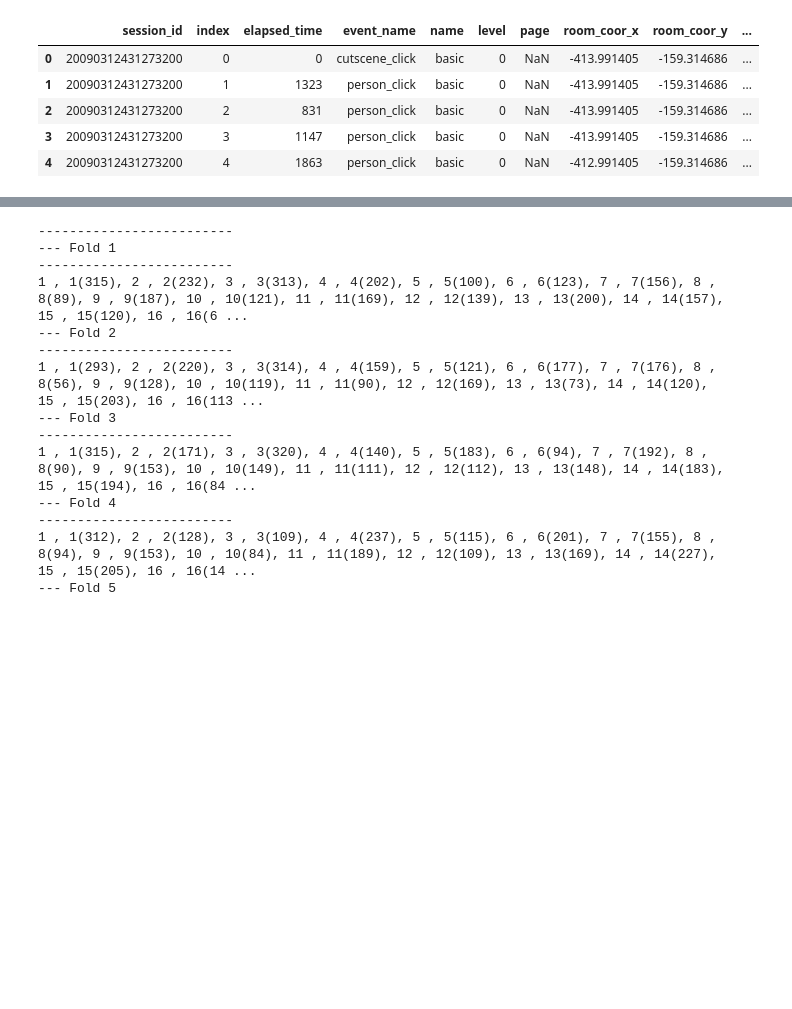
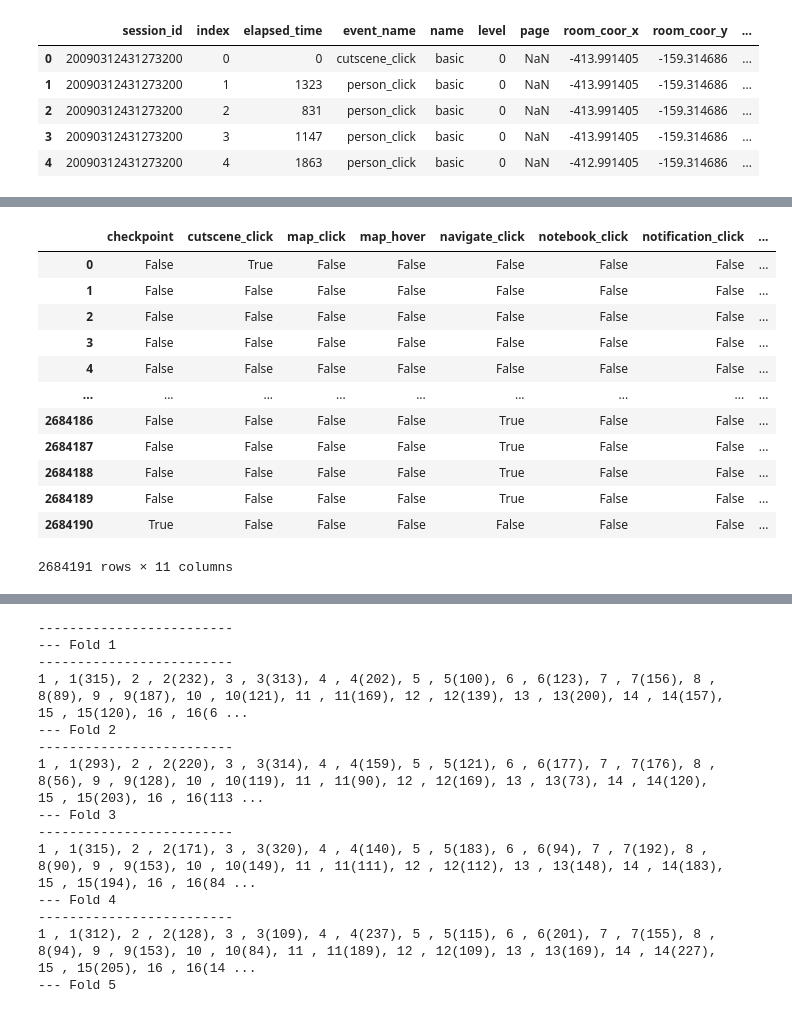
Before and after one commit to sitsawek/predict_student_performance_from_game_play, a Jupyter notebook: predict-student-performance-from-game-play.ipynb, the cells around one changed output, grey strips where cells are left out. Cells and saved outputs as stored; diff of their text form; code cells hidden in the pictures; blank space fills up the shorter version.

```diff
--- a/predict-student-performance-from-game-play.ipynb
+++ b/predict-student-performance-from-game-play.ipynb
@@ -329,10 +329,9 @@ def feature_engineer(train):
     tmp = train.groupby(['session_id', 'level_group']).elapsed_time.agg({'min', 'max'})
     tmp['time_diff'] = tmp['max']-tmp['min']
     dfs.append(tmp['time_diff'])
-    # for c in event_var:
-    #     tmp = train.groupby(['session_id', 'level_group'])[c].agg('sum')
-    #     tmp.name = 'sum_' + tmp.name
-    #     dfs.append(tmp)
+    for c in event_var:
+        tmp[f'sum_{c}'] = train.groupby(['session_id', 'level_group'])[c].agg('sum')
+        dfs.append(tmp[f'sum_{c}'])
     df = pd.concat(dfs, axis=1)
     df = df.fillna(-1) # fill na with -1
     df = df.reset_index()
@@ -343,0 +370,21 @@ a = feature_engineer(df_train_resize)
+# %%
+# Process Train Data in Pieces
+all_pieces = []
+print(f'Processing train as {PIECES} pieces to avoid memory error...')
+for k in range(PIECES):
+    print(k, ', ',end='')
+    SKIPS = 0
+    if k>0: SKIPS = range(1, skips[k]+1) #--> for skiprows parameter start at 1 and if need use range must + 1 because this will exclude end range number
+    train = pd.read_csv('/Users/macintosh/Desktop/data_completitions/Kaggle/2023/predict-student-performance-from-game-play/train.csv'
+    , nrows=reads[k], skiprows=SKIPS)
+    df_dummies = pd.get_dummies(train['event_name'])
+    dummies_col = df_dummies.columns
+    train = pd.concat([train, df_dummies], axis=1)
+    df = feature_engineer(train)
+    all_pieces.append(df)
+# Concatenate all pieces
+print('\n')
+del train; gc.collect()
+df_tr = pd.concat(all_pieces, axis=0)
+print('Shape of all train data after feature engineering:', df_tr.shape)
+df_tr.head()
@@ -344 +403,17 @@ a = feature_engineer(df_train_resize)
+# %%
+pd.get_dummies(train['event_name'])
+# %% [output]
+|  | checkpoint | cutscene_click | map_click | map_hover | navigate_click | notebook_click | notification_click | ... |
+| 0 | False | True | False | False | False | False | False | ... |
+| 1 | False | False | False | False | False | False | False | ... |
+| 2 | False | False | False | False | False | False | False | ... |
+| 3 | False | False | False | False | False | False | False | ... |
+| 4 | False | False | False | False | False | False | False | ... |
+| ... | ... | ... | ... | ... | ... | ... | ... | ... |
+| 2684186 | False | False | False | False | True | False | False | ... |
+| 2684187 | False | False | False | False | True | False | False | ... |
+| 2684188 | False | False | False | False | True | False | False | ... |
+| 2684189 | False | False | False | False | True | False | False | ... |
+| 2684190 | True | False | False | False | False | False | False | ... |
+2684191 rows × 11 columns
 # %%
```
Also changed, not shown: parts of 11 cells of this notebook.
